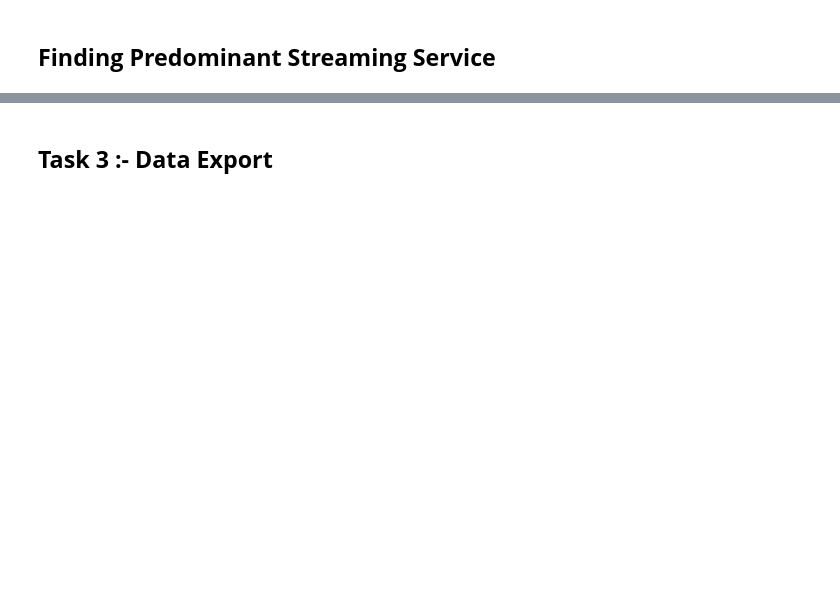
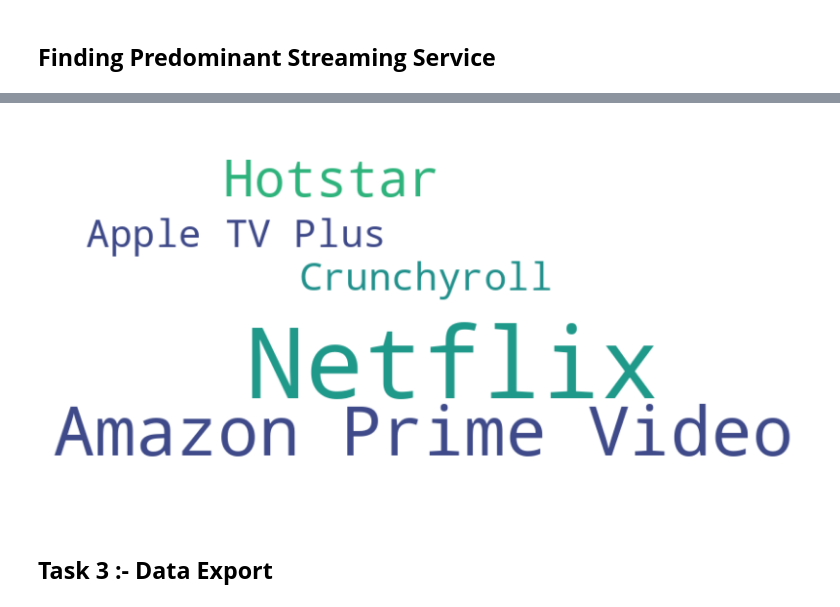
Before and after one commit to pandey-rakshit/almabetter, a Jupyter notebook: Module2/DS201/Numerical_Programming_in_Python_Web_Scraping.ipynb, the cells around one changed output, grey strips where cells are left out. Cells and saved outputs as stored; diff of their text form; code cells hidden in the pictures; blank space fills up the shorter version.

```diff
--- a/Module2/DS201/Numerical_Programming_in_Python_Web_Scraping.ipynb
+++ b/Module2/DS201/Numerical_Programming_in_Python_Web_Scraping.ipynb
@@ -285,2 +789,10 @@ print(soup.prettify())
+# %%
+wordcloud.generate_from_frequencies(top_five_tv_show_streaming_services)
+plt.figure(figsize=(10, 5))
+plt.imshow(wordcloud, interpolation='bilinear')
+plt.axis('off')
+plt.show()
+# %% [output]
+[figure, added]
 # %% [markdown]
 ## **Task 3 :- Data Export**
```
Also changed, not shown: parts of 108 cells of this notebook.
